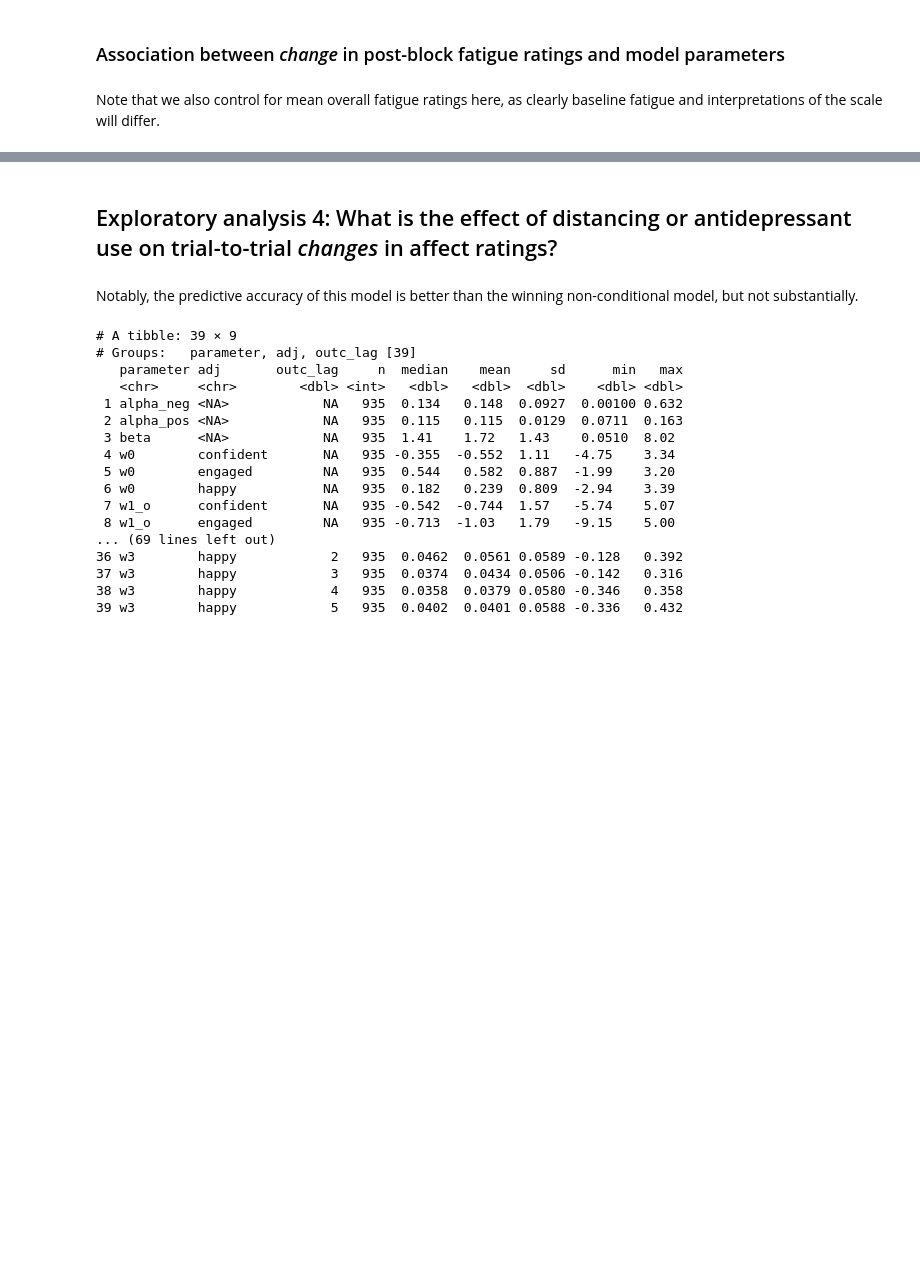
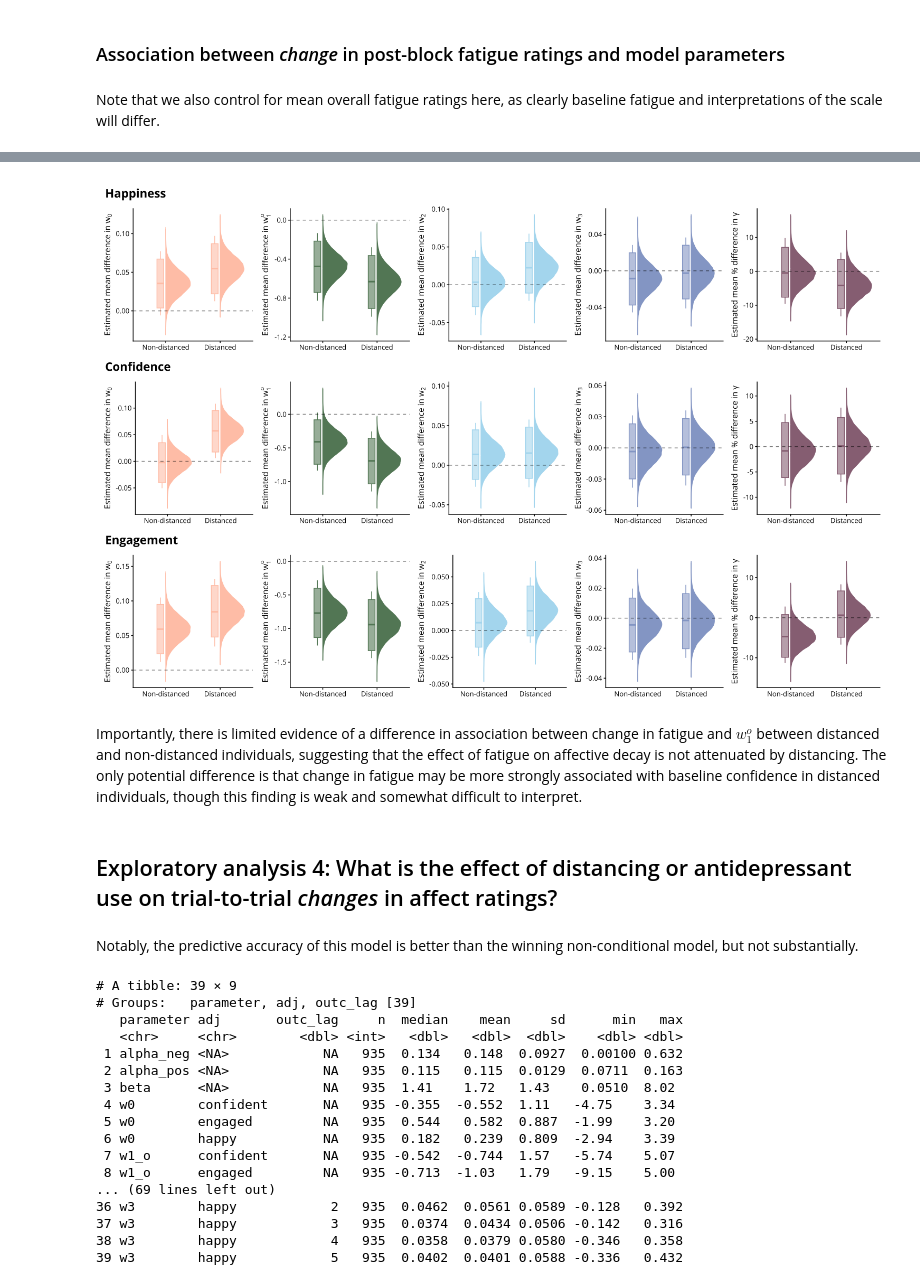
Before and after one commit to qdercon/pstpipeline, a Jupyter notebook: notebooks/affect_main_results.ipynb, the cells around one changed output, grey strips where cells are left out. Drawn from its saved outputs; the diff is of its cells as text; code cells hidden in the pictures; blank space fills up the shorter version.

```diff
--- a/notebooks/affect_main_results.ipynb
+++ b/notebooks/affect_main_results.ipynb
@@ -1823,3 +1955,23 @@ Indeed, as suspected, there is a negative assocaition between change in post-blo
+# %%
+%%R -w 15 -h 10 --units in -r 100
+post_block_fatigue_change_int_plt_happy <- pstpipeline::plot_glm(
+  post_block_fatigue_change_int$happy, plot_var = "delta_post_block_fatigue", grp  = "distanced", grp_labs = c("Non-distanced", "Distanced"),
+  coord_flip = FALSE, box_nudge = 0.1, font = "Open Sans", pal = pal, ovrll_title = "Happiness"
+)
+post_block_fatigue_change_int_plt_conf <- pstpipeline::plot_glm(
+  post_block_fatigue_change_int$confident, plot_var = "delta_post_block_fatigue", grp  = "distanced", grp_labs = c("Non-distanced", "Distanced"),
+  coord_flip = FALSE, box_nudge = 0.1, font = "Open Sans", pal = pal, ovrll_title = "Confidence"
+)
+post_block_fatigue_change_int_plt_bored <- pstpipeline::plot_glm(
+  post_block_fatigue_change_int$engaged, plot_var = "delta_post_block_fatigue", grp  = "distanced", grp_labs = c("Non-distanced", "Distanced"),
+  coord_flip = FALSE, box_nudge = 0.1, font = "Open Sans", pal = pal, ovrll_title = "Engagement"
+)
+
+post_block_fatigue_change_int_plt_happy / post_block_fatigue_change_int_plt_conf / post_block_fatigue_change_int_plt_bored
+# %% [output]
+[figure, added]
+# %% [markdown]
+Importantly, there is limited evidence of a difference in association between change in fatigue and $w^o_1$ between distanced and non-distanced individuals, suggesting that the effect of fatigue on affective decay is not attenuated by distancing. The only potential difference is that change in fatigue may be more strongly associated with baseline confidence in distanced individuals, though this finding is weak and somewhat difficult to interpret.
 # %%
 %%R
 explore_fatigue <- list()
```
Also changed, not shown: parts of 20 cells of this notebook, 10 other files.
